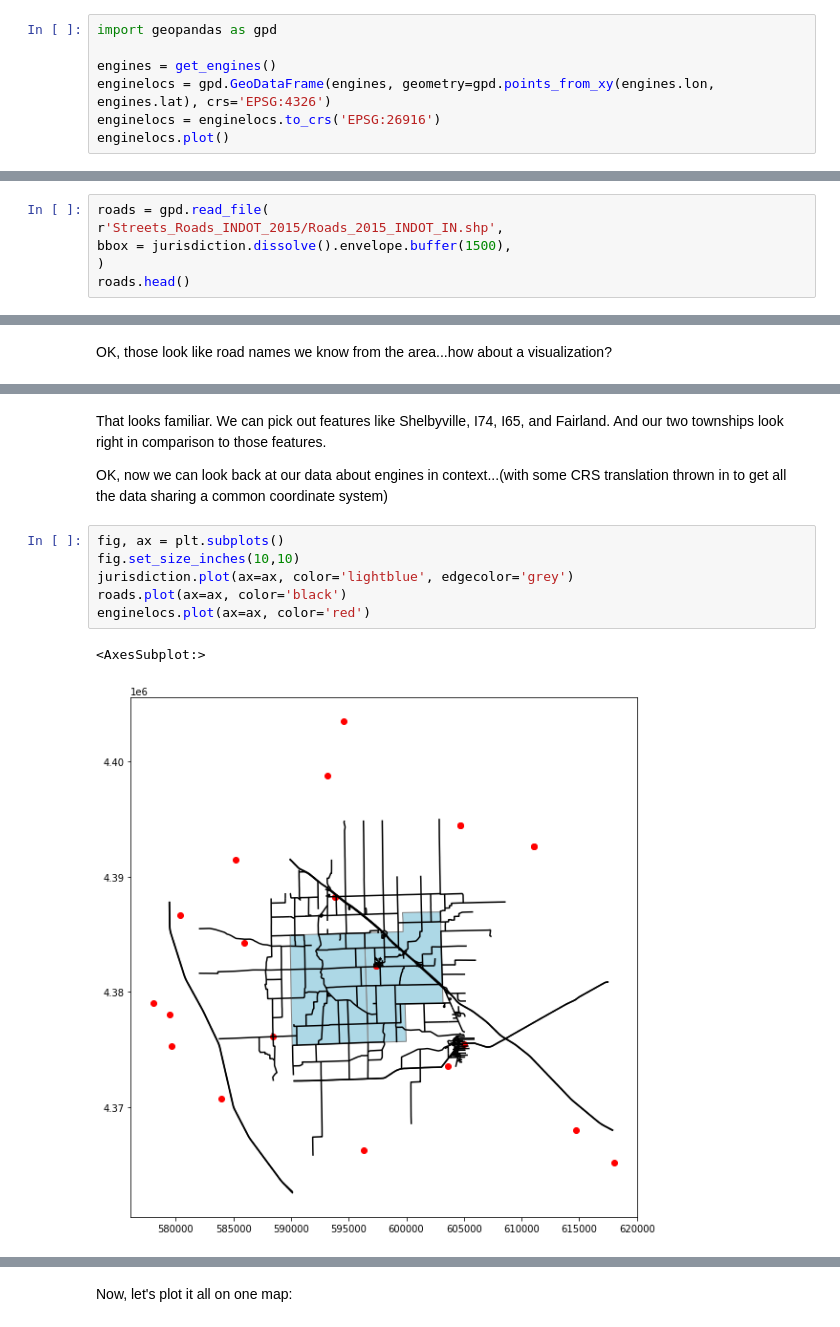
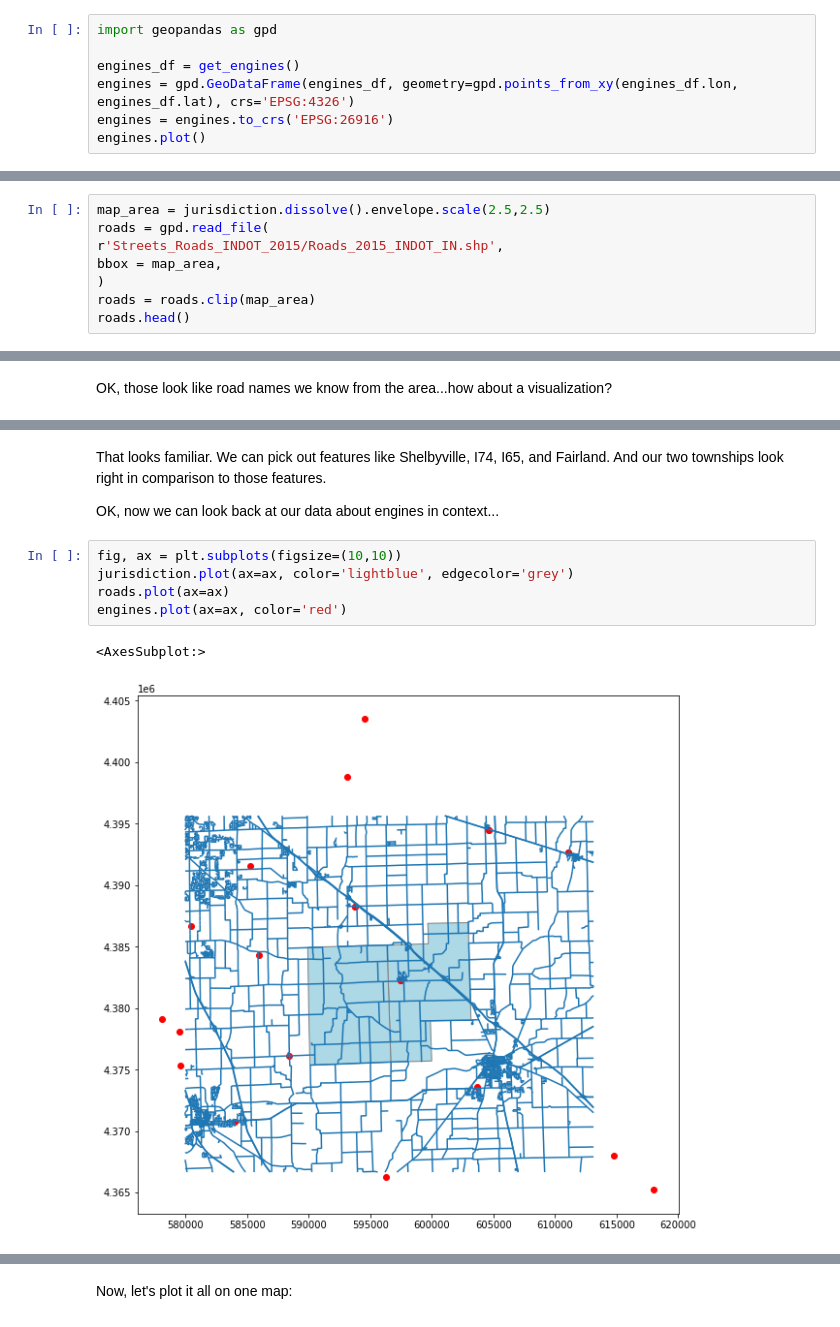
Before and after one commit to trimble/fire_geozones, a Jupyter notebook: Geos.ipynb, the cells around one changed output, grey strips where cells are left out. Drawn from its saved outputs; the diff is of its cells as text.

Commit message:
Point-in-time stake in the ground before I try something completely different

```diff
--- a/Geos.ipynb
+++ b/Geos.ipynb
@@ -115,10 +115,10 @@ Looks reasonable. Let's plot it...
 # %%
 import geopandas as gpd
 
-engines = get_engines()
-enginelocs = gpd.GeoDataFrame(engines, geometry=gpd.points_from_xy(engines.lon, engines.lat), crs='EPSG:4326')
-enginelocs = enginelocs.to_crs('EPSG:26916')
-enginelocs.plot()
+engines_df = get_engines()
+engines = gpd.GeoDataFrame(engines_df, geometry=gpd.points_from_xy(engines_df.lon, engines_df.lat), crs='EPSG:4326')
+engines = engines.to_crs('EPSG:26916')
+engines.plot()
 # %% [output]
 <AxesSubplot:>
 [figure]
@@ -170,10 +170,12 @@ An astonishing amount of road data is available from https://maps.indiana.edu/la
 
 ...so much so that we should just load the data that's within a reasonable distance around our target jurisdiction:
 # %%
+map_area = jurisdiction.dissolve().envelope.scale(2.5,2.5)
 roads = gpd.read_file(
 r'Streets_Roads_INDOT_2015/Roads_2015_INDOT_IN.shp',
-bbox = jurisdiction.dissolve().envelope.buffer(1500),
+bbox = map_area,
 )
+roads = roads.clip(map_area)
 roads.head()
 # %% [output]
 |  | ROUTE_NAME | ALTERNATE_ | ALTERNATE1 | COUNTY_COD | CITY_CODE | RTEL | RAMP_CODE | SECTION_NO | ROUTE_ID | ... |
@@ -194,13 +196,12 @@ roads.plot(ax=ax)
 # %% [markdown]
 That looks familiar. We can pick out features like Shelbyville, I74, I65, and Fairland. And our two townships look right in comparison to those features.
 
-OK, now we can look back at our data about engines in context...(with some CRS translation thrown in to get all the data sharing a common coordinate system)
+OK, now we can look back at our data about engines in context...
 # %%
-fig, ax = plt.subplots()
-fig.set_size_inches(10,10)
+fig, ax = plt.subplots(figsize=(10,10))
 jurisdiction.plot(ax=ax, color='lightblue', edgecolor='grey')
-roads.plot(ax=ax, color='black')
-enginelocs.plot(ax=ax, color='red')
+roads.plot(ax=ax)
+engines.plot(ax=ax, color='red')
 # %% [output]
 <AxesSubplot:>
-[figure, old version]
+[figure, new version]
```
Also changed, not shown: parts of 10 cells of this notebook.
